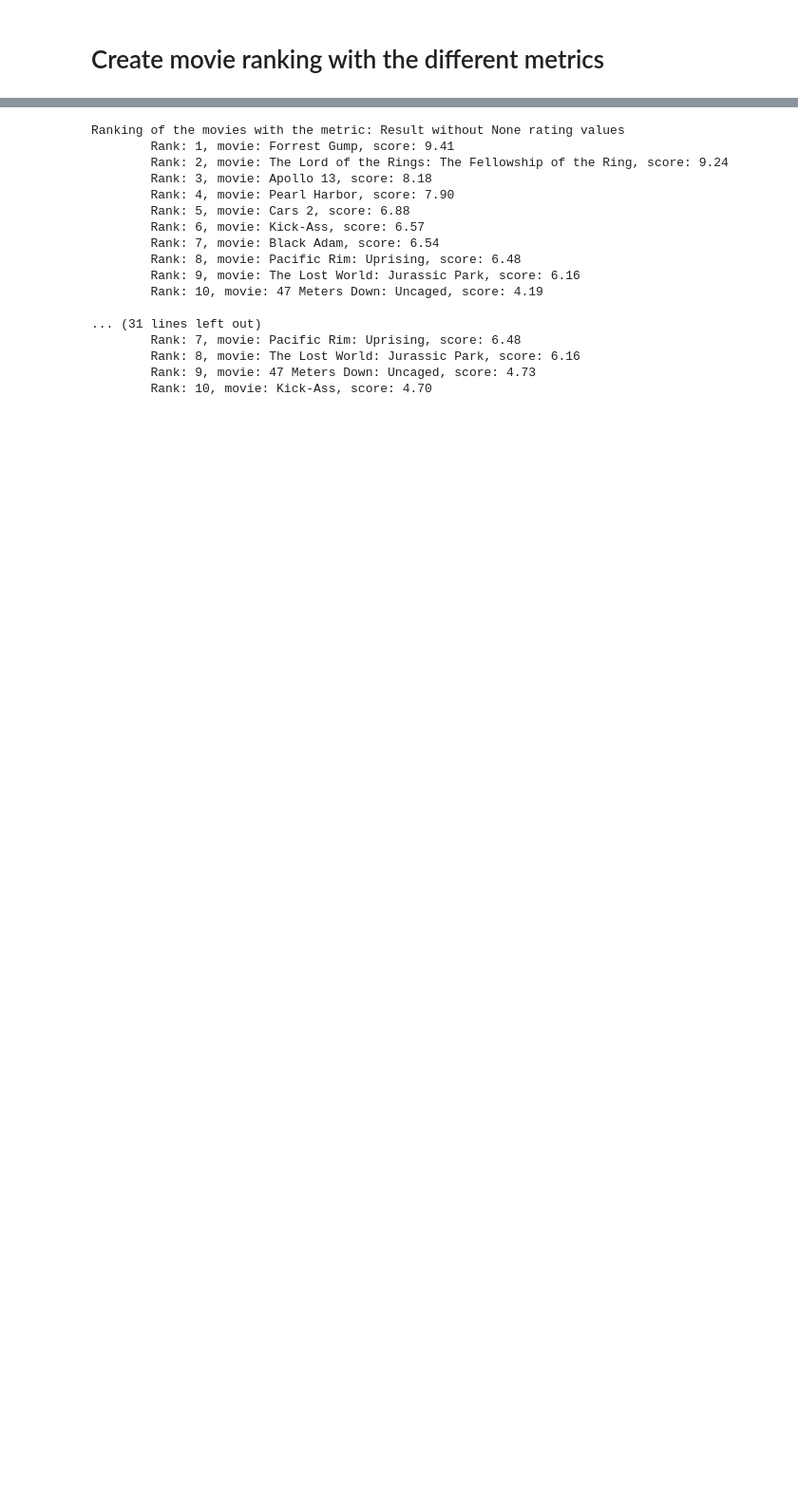
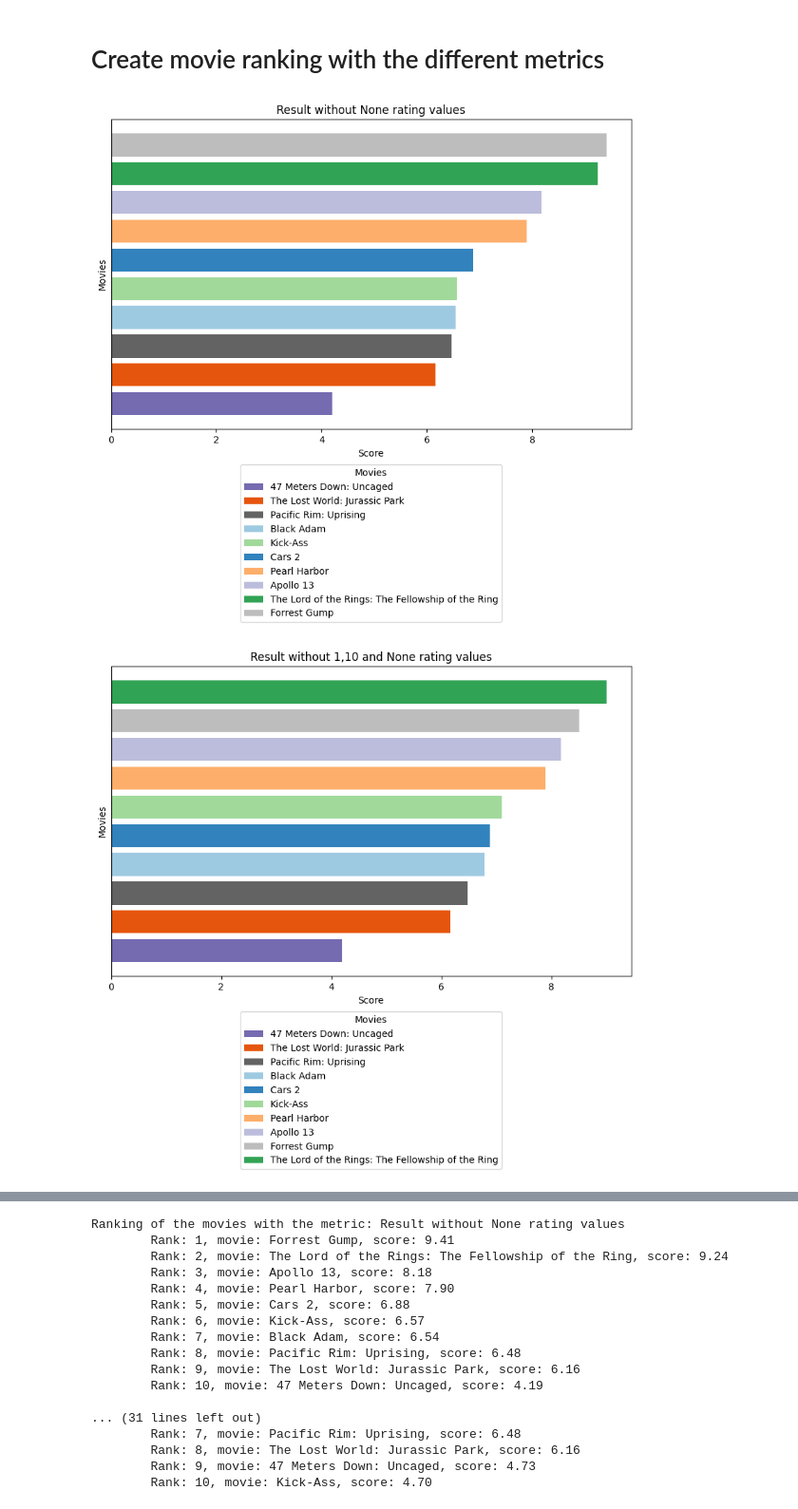
Before and after one commit to Padinator/Watch-Tip, a Jupyter notebook: ranking/visualize_ranking_data.ipynb, the cells around one changed output, grey strips where cells are left out. Shown at 95% size. Saved outputs shown, nothing was run; the diff lists cells and outputs as text; code cells hidden in the pictures; blank space fills up the shorter version.

```diff
--- a/ranking/visualize_ranking_data.ipynb
+++ b/ranking/visualize_ranking_data.ipynb
@@ -303,3 +308,42 @@ def create_ranking(result: Dict[str, Dict[str, any]], metric: str) -> None:
     sorted_movies = dict(sorted(result.items(), key=lambda x: x[1]['rating_norm_sentiment_divided'], reverse=True))
     for index, (movie, _) in enumerate(sorted_movies.items(), start=1):
         print(f"\tRank: {index}, movie: {movie}, score: {result[movie]['rating_norm_sentiment_divided']:.2f}")
+# %%
+def generate_movie_colors(movies: List[str]) -> Dict[str, str]:
+    num_movies = len(movies)
+    cmap = plt.colormaps.get_cmap("tab20c")
+    return {movies[i]: cmap(i / num_movies) for i in range(num_movies)}
+# %%
+def create_ranking_plot(result: Dict[str, Dict[str, any]], metrics: str, movie_colors) -> None:
+    movies = list(result.keys())
+    sentiment_scores = [movie_data['rating_norm_sentiment_divided'] for movie_data in result.values()]
+    sorted_movies_sentiment = sorted(zip(sentiment_scores, movies), reverse=False)
+    sorted_sentiment_scores, sorted_movies = zip(*sorted_movies_sentiment)
+    colors = [movie_colors[movie] for movie in sorted_movies]
+
+    plt.figure(figsize=(10, 6))
+    bars = plt.barh(sorted_movies, sorted_sentiment_scores, color=colors)
+
+    plt.yticks([])
+
+    plt.xlabel('Score')
+    plt.ylabel('Movies')
+    plt.title(metrics)
+
+    if not os.path.exists('Images/Ranking'):
+        os.makedirs('Images/Ranking')
+    plt.savefig(f'Images/Ranking/{metrics.replace(" ", "_")}.pdf', bbox_inches='tight')
+
+    plt.legend([bars[i] for i in range(len(sorted_movies))], sorted_movies, title="Movies", bbox_to_anchor=(0.5, -0.1), loc='upper center', ncol=1)
+
+    plt.show()
+# %%
+movie_colors = generate_movie_colors(list(result_without_none_rating_values.keys()))
+
+create_ranking_plot(result_without_none_rating_values, "Result without None rating values", movie_colors)
+create_ranking_plot(result_without_1_10_none_rating_values, "Result without 1,10 and None rating values", movie_colors)
+create_ranking_plot(result_without_2_9_none_rating_values, "Result without 2,9 and None rating values", movie_colors)
+create_ranking_plot(result_without_1_2_9_10_none_rating_values, "Result without 1,2,9,10 and None rating values", movie_colors)
+# %% [output]
+[figure, added]
+[figure, added]
```
Also changed, not shown: parts of 7 cells of this notebook.
